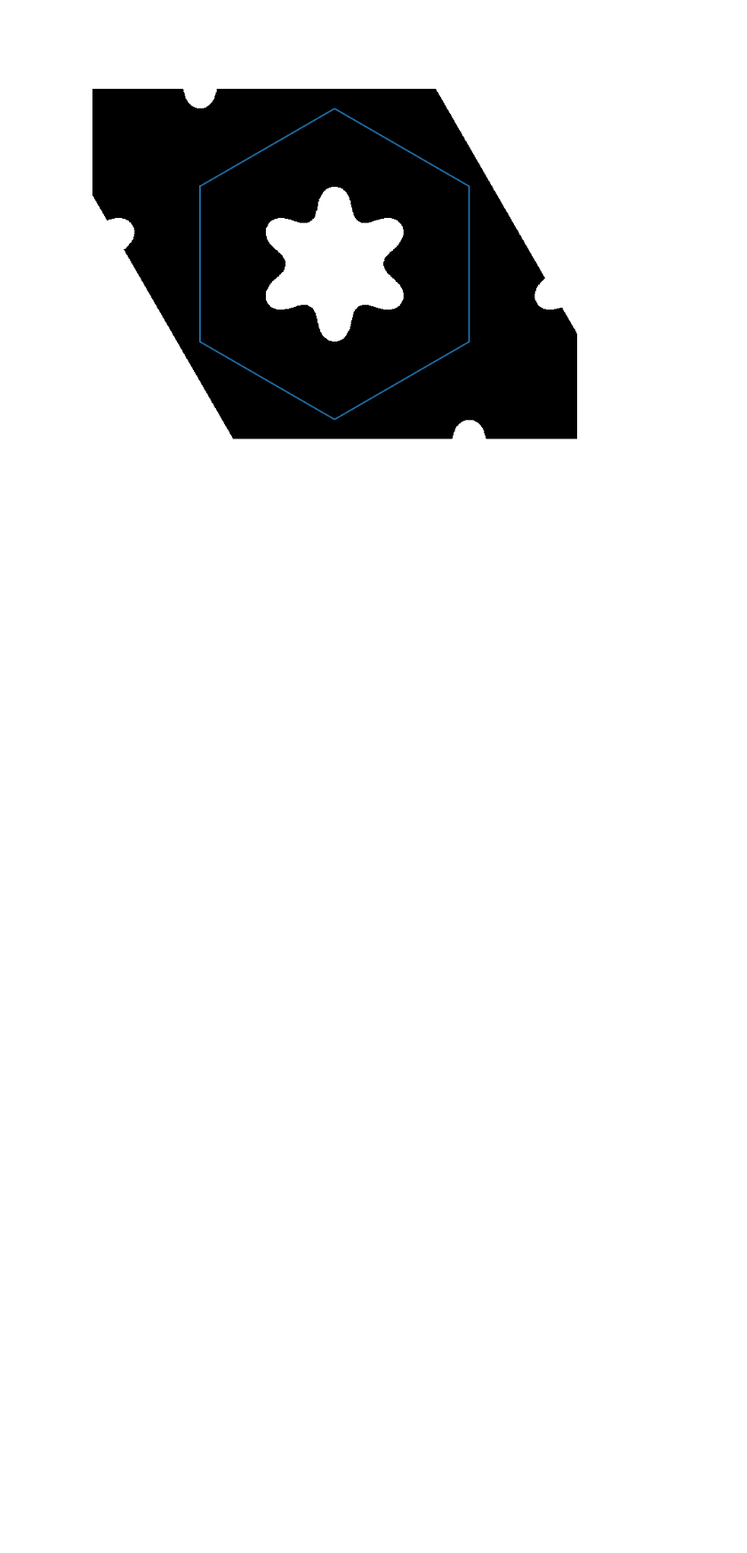
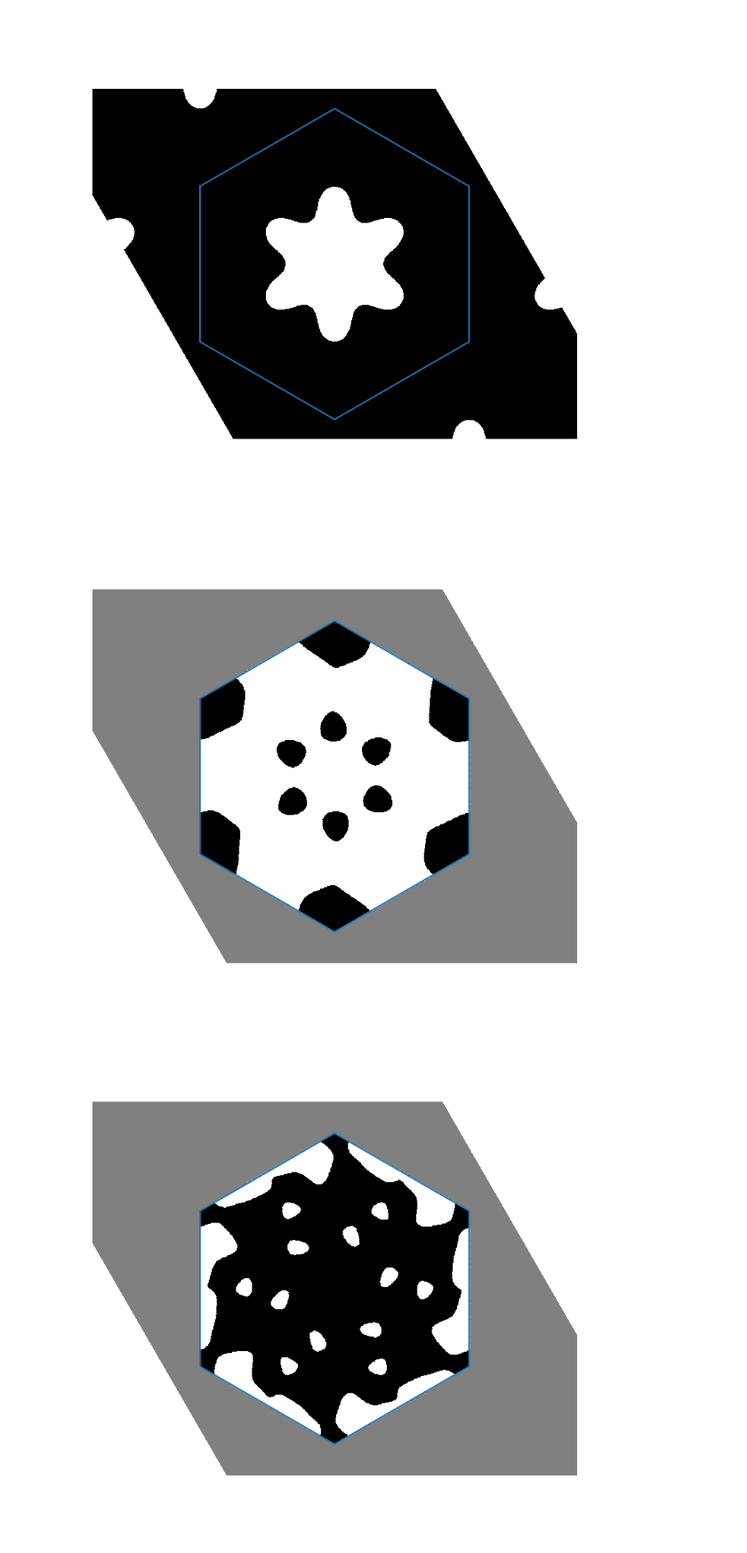
Before and after one commit to AliGhorashiCMT/Topological-Prevalence, a Jupyter notebook: Figure 1.ipynb, the cells around one changed output. Shown at 89% size. Drawn from its saved outputs; the diff is of its cells as text; code cells hidden in the pictures; blank space fills up the shorter version.

```diff
--- a/Figure 1.ipynb
+++ b/Figure 1.ipynb
@@ -63,3 +61,21 @@ end
 [figure]
 [figure]
 [figure]
+# %%
+# Below we save the additional sg 16 candidates that we use in the upper panel of figure 1
+boundaries = 0.9
+sg = 16
+for id in 1:4
+    fig = figure(figsize=(9, 12))
+    calcname = "./symeigs/input/dim2-sg$(sg)-$id-res64-tm.sh"
+
+    Rs, flat, isoval, _ = lattice_from_mpbparams(calcname)
+    wigner_cell = wignerseitz(Rs)
+    wigner_plot(flat, Rs, wigner_cell; isoval=isoval, fig=fig, ax=gca(), xyz = range(-0.8, 0.8, length=400), in_polygon=true)
+    xlim(-boundaries, boundaries)
+    ylim(-boundaries, boundaries)
+    savefig("Sg$(sg)-example-$(id).pdf")
+end
+# %% [output]
+[figure, added]
+[figure, added]
```
Also changed, not shown: parts of 6 cells of this notebook.
